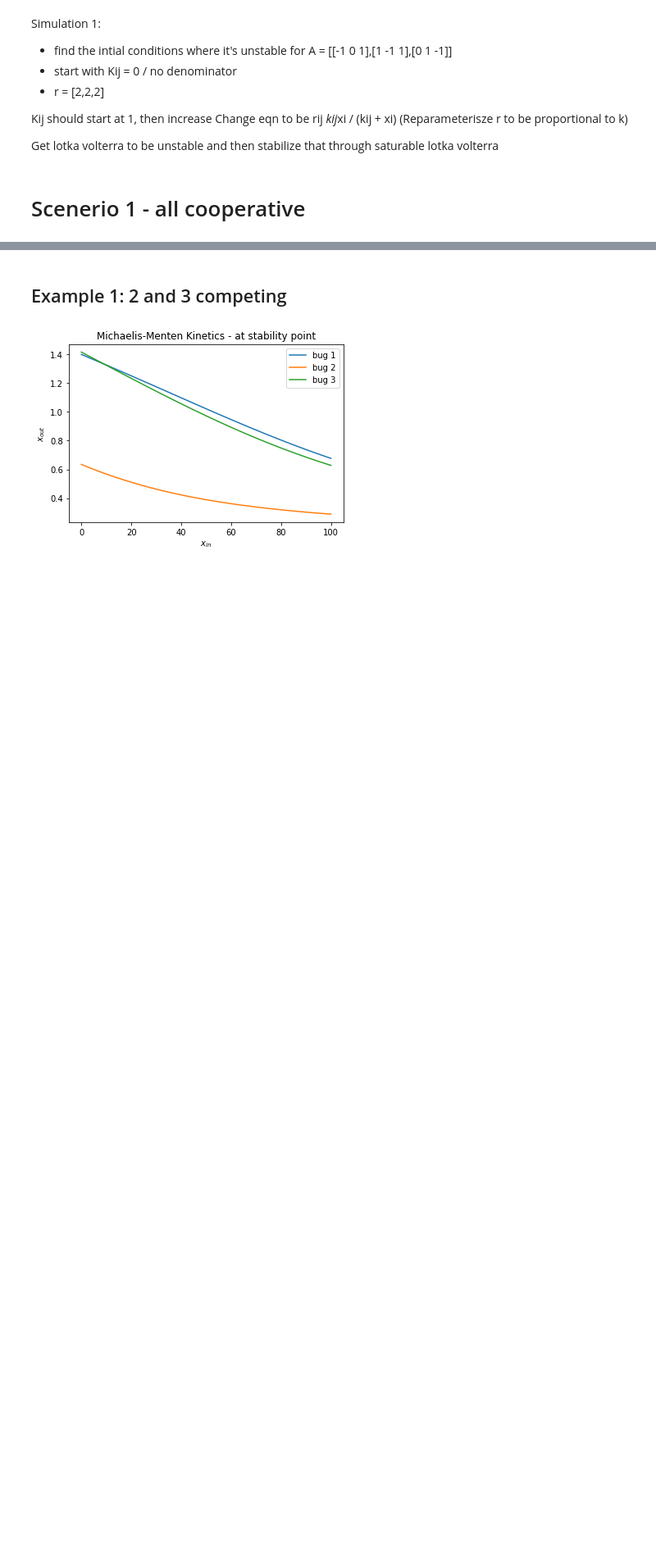
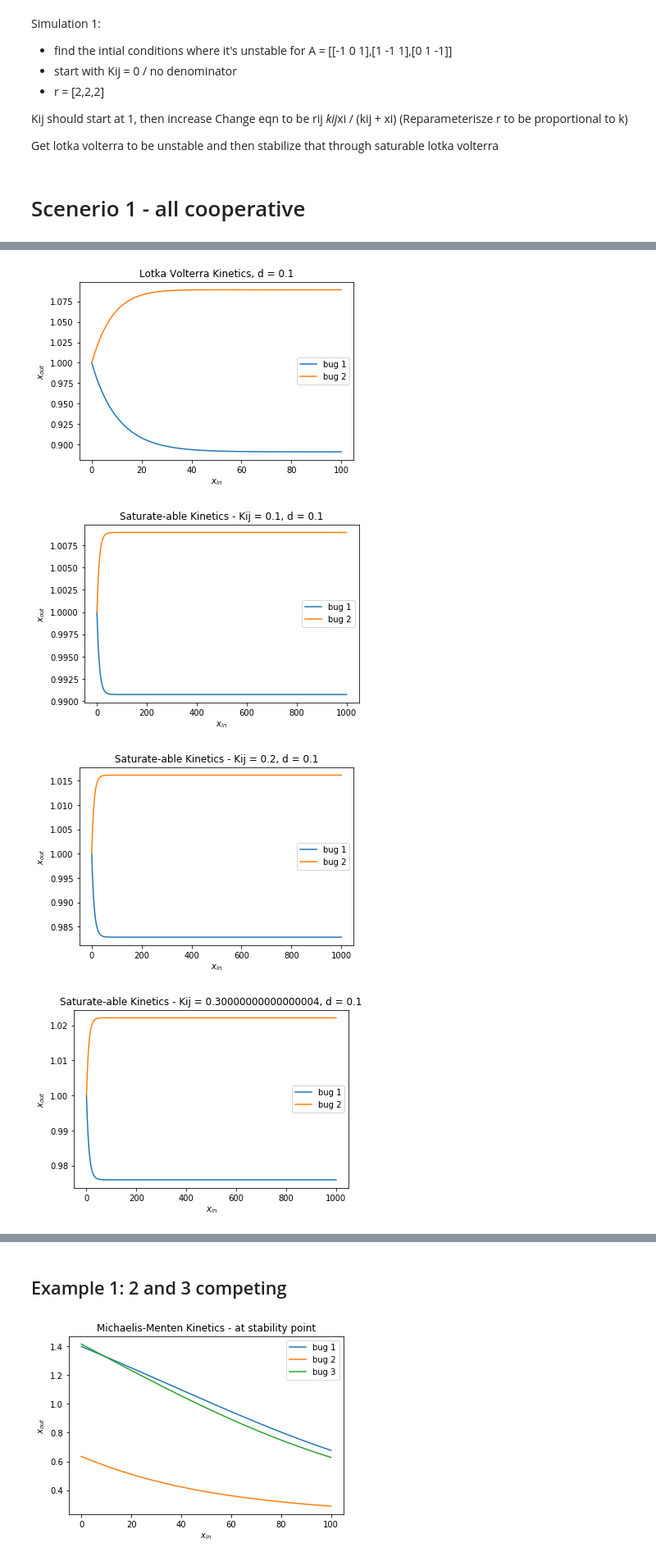
Before and after one commit to jendawkins/prod_of_experts, a Jupyter notebook: 3D data generation.ipynb, the cells around one changed output, grey strips where cells are left out. Shown at 82% size. Drawn from its saved outputs; the diff is of its cells as text; code cells hidden in the pictures; blank space fills up the shorter version.

```diff
--- a/3D data generation.ipynb
+++ b/3D data generation.ipynb
@@ -119,0 +132,41 @@ resolution=.1
+# %%
+for d in np.arange(.1,3,.1):
+    a = np.array([[-1,-d],[d,-1]])
+    r = np.array(np.ones(a.shape[0]))
+    b = np.ones(a.shape)
+    tm = 10
+    num_bugs = a.shape[0]
+
+    o = generate_data(a,b,r,resolution,0,xin = np.array([[1,1]]), time = tm)[0]
+    for bb in range(num_bugs):
+        plt.plot(o[:,bb],label = 'bug ' + str(bb+1))
+        plt.legend()
+        plt.title('Lotka Volterra Kinetics' + ', d = ' + str(d))
+        plt.xlabel(r'$x_{in}$')
+        plt.ylabel(r'$x_{out}$')
+    plt.savefig('imfolder/lv_2cycle' + str(tm) + '_dt' + str(resolution).replace('.','-') + '.png')
+    plt.show()
+
+    a = np.array([[-1,-d],[d,-1]])
+    r = np.array(np.ones(a.shape[0]))
+    for bval in np.arange(.1,1,.1):
+        b = bval*np.ones(a.shape)
+        tm = 10
+        num_bugs = a.shape[0]
+
+        resolution = .1
+        tm = 100
+        o = generate_data(a,b,r,resolution,1,xin = np.array([[1,1]]), time = tm)[0]
+        for bb in range(num_bugs):
+            plt.plot(o[:,bb],label = 'bug ' + str(bb+1))
+            plt.legend()
+            plt.title('Saturate-able Kinetics - Kij = ' + str(bval) + ', d = ' + str(d))
+            plt.xlabel(r'$x_{in}$')
+            plt.ylabel(r'$x_{out}$')
+        plt.savefig(impath + 'mm_2cycle' + str(tm) + '_dt' + str(resolution).replace('.','-') + '_bval' + str(np.round(bval,1)).replace('.','-') + '.png')
+        plt.show()
+# %% [output]
+[figure, added]
+[figure, added]
+[figure, added]
+[figure, added]
```
Also changed, not shown: parts of 31 cells of this notebook, 4 other files.
